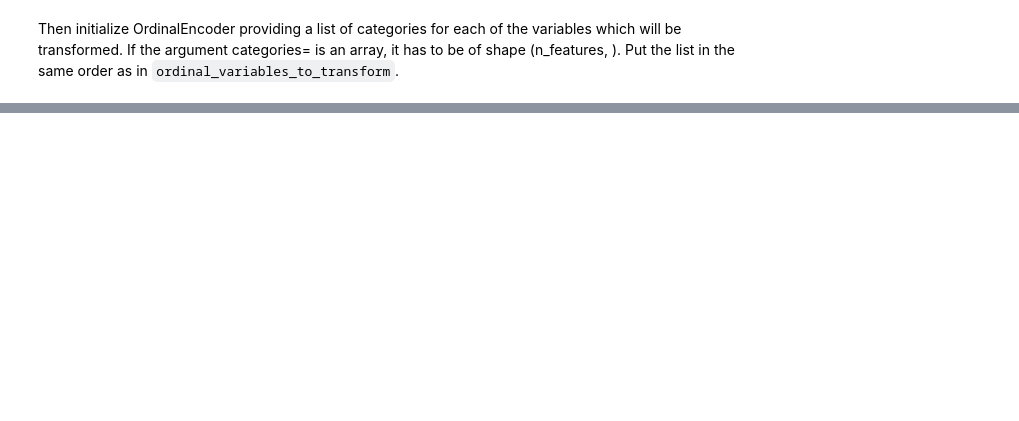
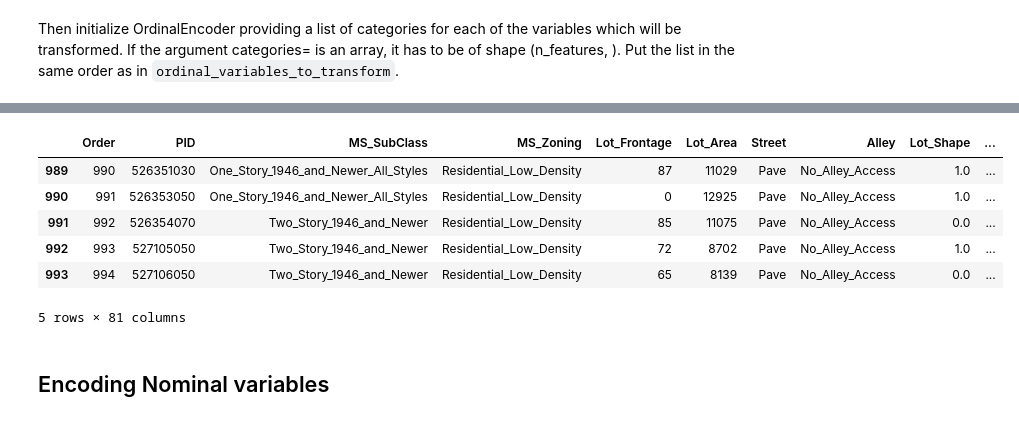
Before and after one commit to Mukhammadkodir27/Advanced_Python, a Jupyter notebook: Machine_Learning/Machine-Learning1.ipynb, the cells around one changed output, grey strips where cells are left out. Drawn from its saved outputs; the diff is of its cells as text; code cells hidden in the pictures; blank space fills up the shorter version.

```diff
--- a/Machine_Learning/Machine-Learning1.ipynb
+++ b/Machine_Learning/Machine-Learning1.ipynb
@@ -468,0 +489,12 @@ encoder_ord = OrdinalEncoder(categories = [Lot_Shape_order,         # Lot_Shape
+# %%
+houses_train.head() # after fit_transform()
+# %% [output]
+|  | Order | PID | MS_SubClass | MS_Zoning | Lot_Frontage | Lot_Area | Street | Alley | Lot_Shape | ... |
+| 989 | 990 | 526351030 | One_Story_1946_and_Newer_All_Styles | Residential_Low_Density | 87 | 11029 | Pave | No_Alley_Access | 1.0 | ... |
+| 990 | 991 | 526353050 | One_Story_1946_and_Newer_All_Styles | Residential_Low_Density | 0 | 12925 | Pave | No_Alley_Access | 1.0 | ... |
+| 991 | 992 | 526354070 | Two_Story_1946_and_Newer | Residential_Low_Density | 85 | 11075 | Pave | No_Alley_Access | 0.0 | ... |
+| 992 | 993 | 527105050 | Two_Story_1946_and_Newer | Residential_Low_Density | 72 | 8702 | Pave | No_Alley_Access | 1.0 | ... |
+| 993 | 994 | 527106050 | Two_Story_1946_and_Newer | Residential_Low_Density | 65 | 8139 | Pave | No_Alley_Access | 0.0 | ... |
+5 rows × 81 columns
+# %% [markdown]
+## Encoding Nominal variables
```
Also changed, not shown: parts of 15 cells of this notebook.
